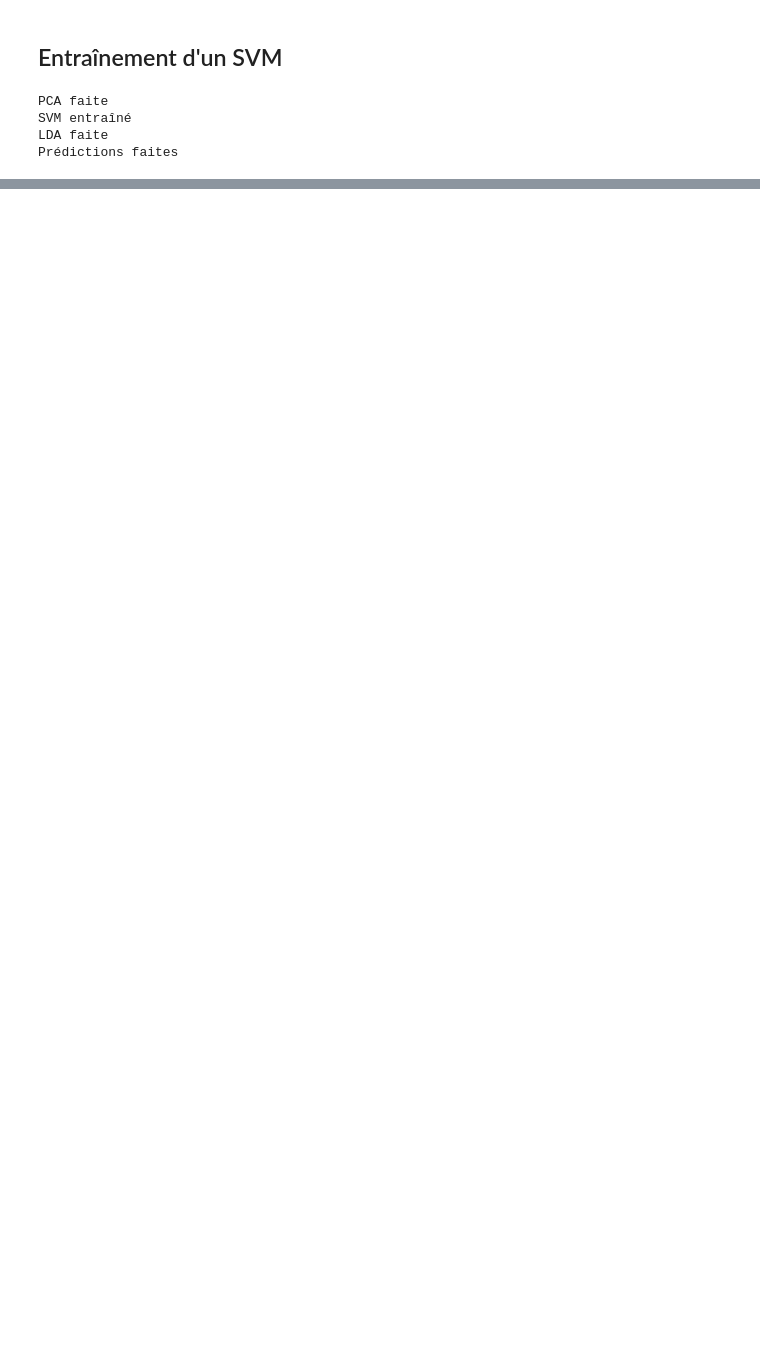
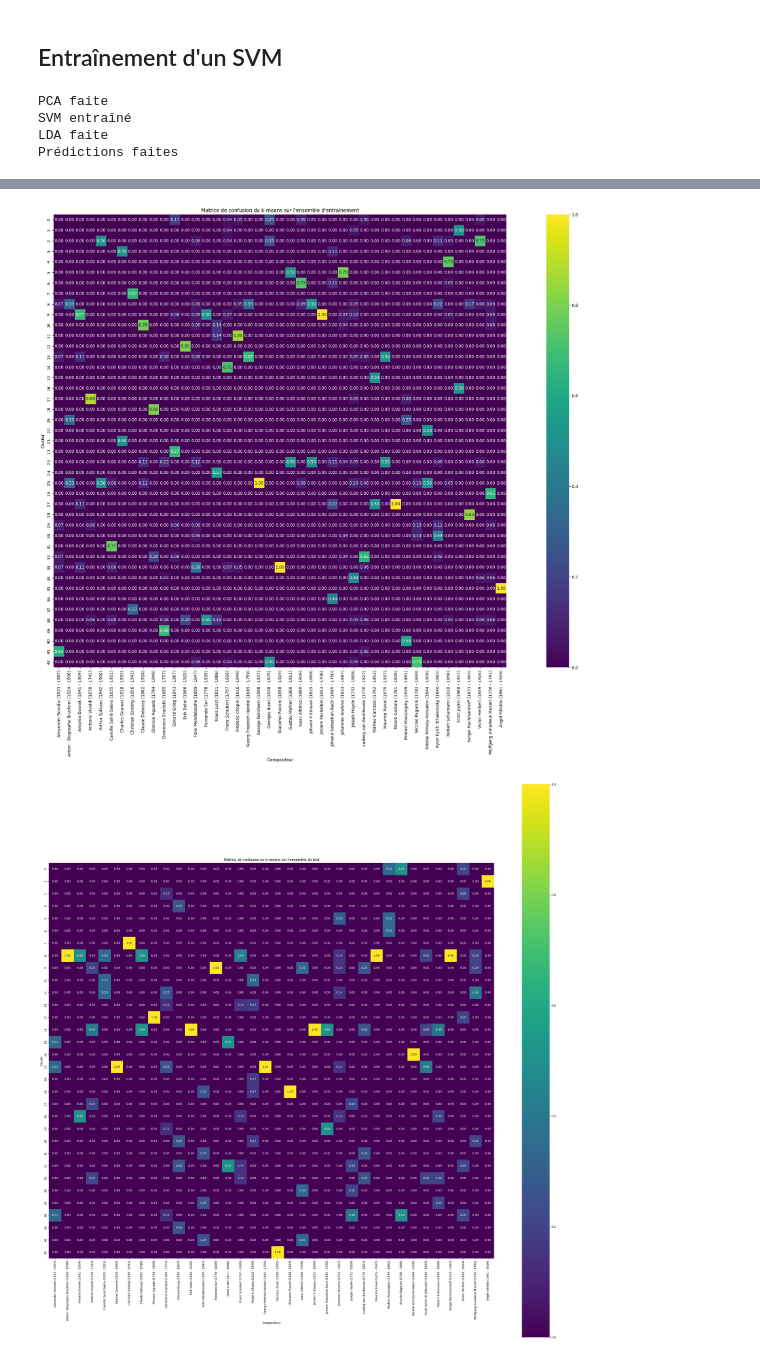
Before and after one commit to AugustinBouquillard/ClassicalGraph, a Jupyter notebook: exploitation_nouveau_dataset.ipynb, the cells around one changed output, grey strips where cells are left out. Drawn from its saved outputs; the diff is of its cells as text; code cells hidden in the pictures; blank space fills up the shorter version.

```diff
--- a/exploitation_nouveau_dataset.ipynb
+++ b/exploitation_nouveau_dataset.ipynb
@@ -376,0 +633,21 @@ plt.show()
+# %%
+df_cm = pd.crosstab(y_train_pred, y_train)
+df_cm = df_cm.div(df_cm.sum(axis=0), axis=1)
+plt.figure(figsize=(35, 20))
+sns.heatmap(df_cm, annot=True, fmt='.2f', cmap='viridis', square = True)
+plt.xlabel('Compositeur')
+plt.ylabel('Cluster')
+plt.title("Matrice de confusion du k-means sur l'ensemble d'entraînement")
+plt.show()
+
+df_cm = pd.crosstab(y_test_pred, y_test)
+df_cm = df_cm.div(df_cm.sum(axis=0), axis=1)
+plt.figure(figsize=(35, 35))
+sns.heatmap(df_cm, annot=True, fmt='.2f', cmap='viridis', square = True)
+plt.xlabel('Compositeur')
+plt.ylabel('Cluster')
+plt.title("Matrice de confusion du k-means sur l'ensemble de test")
+plt.show()
+# %% [output]
+[figure, added]
+[figure, added]
```
Also changed, not shown: parts of 14 cells of this notebook, 3 other files.
